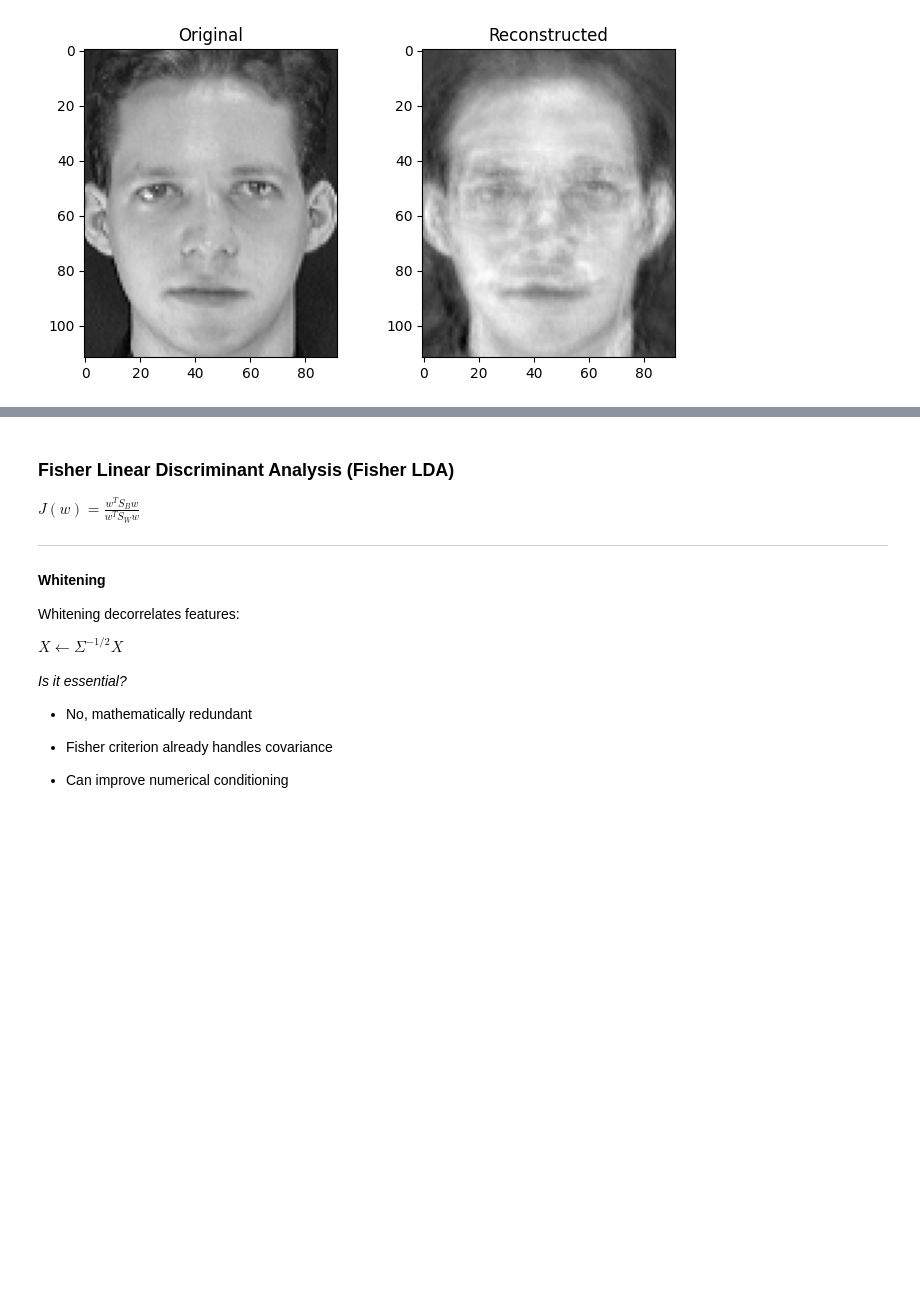
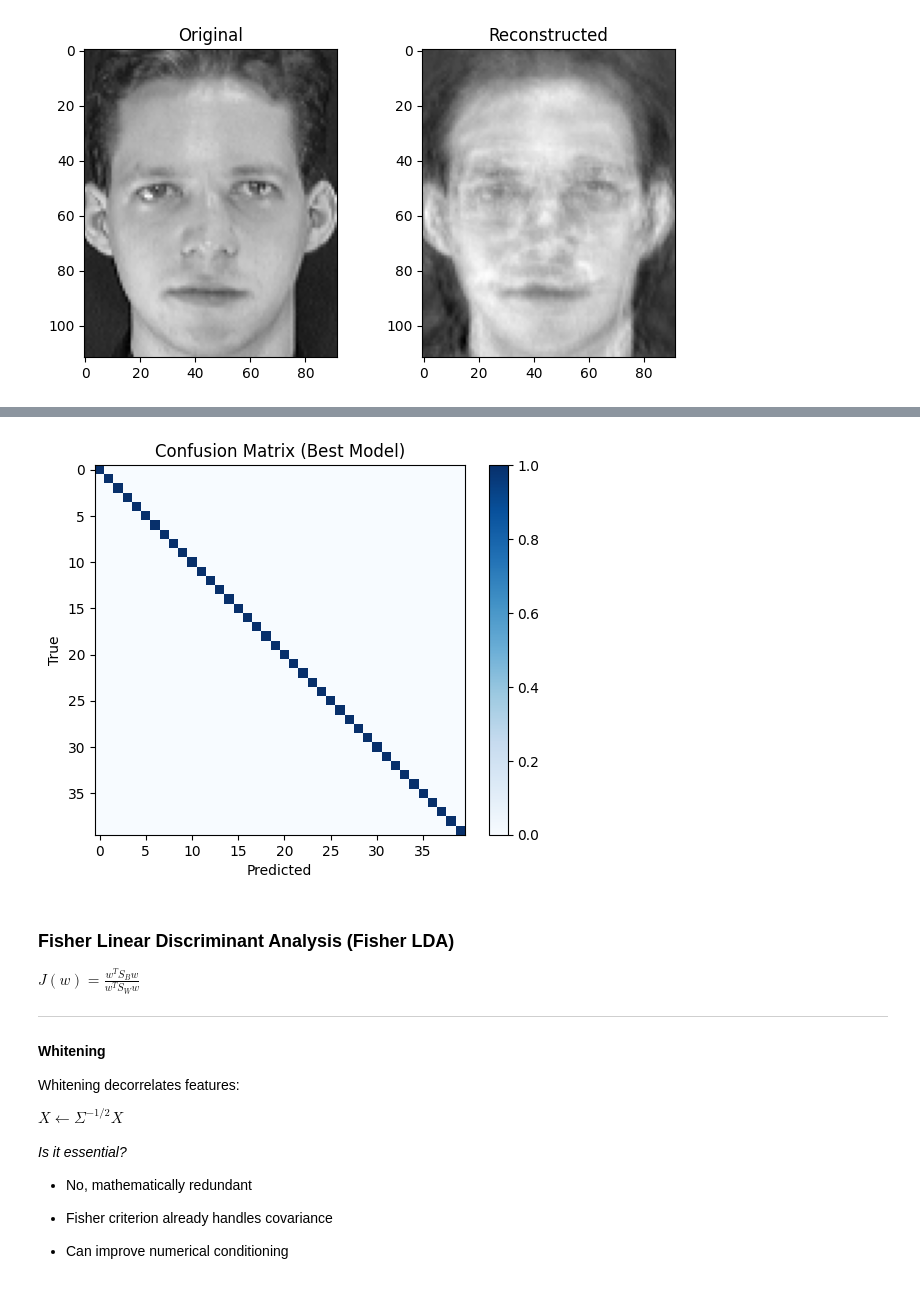
Before and after one commit to ParsaBordbar/SPR, a Jupyter notebook: Dimensionality_Reduction/dim_red.ipynb, the cells around one changed output, grey strips where cells are left out. Drawn from its saved outputs; the diff is of its cells as text; code cells hidden in the pictures; blank space fills up the shorter version.

```diff
--- a/Dimensionality_Reduction/dim_red.ipynb
+++ b/Dimensionality_Reduction/dim_red.ipynb
@@ -228,2 +258,19 @@ def leave_one_out(X, y):
 # %%
-# TODO Write this section Before submission
+X_train, y_train, X_test, y_test = leave_one_out(X, y)
+
+mean_face = X_train.mean(axis=0)
+
+Xtr_c = X_train - mean_face
+Xte_c = X_test - mean_face
+
+# PCA
+N = Xtr_c.shape[0]
+C_small = (Xtr_c @ Xtr_c.T) / N + 1
+eigvals, eigvecs = np.linalg.eigh(C_small)
+
+idx = np.argsort(eigvals)[::-1]
+eigvecs = eigvecs[:, idx]
+
+# Eigenfaces
+eigfaces = Xtr_c.T @ eigvecs
+eigfaces /= np.linalg.norm(eigfaces, axis=0)
@@ -230,3 +414,22 @@ def leave_one_out(X, y):
+# %%
+def confusion_matrix(y_true, y_pred):
+    classes = np.unique(y_true)
+    cm = np.zeros((len(classes), len(classes)), dtype=int)
+
+    for i, c1 in enumerate(classes):
+        for j, c2 in enumerate(classes):
+            cm[i, j] = np.sum((y_true == c1) & (y_pred == c2))
+    return cm
+
+cm = confusion_matrix(y_test, y_pred_lda)
+plt.imshow(cm, cmap="Blues")
+plt.colorbar()
+plt.title("Confusion Matrix (Best Model)")
+plt.xlabel("Predicted")
+plt.ylabel("True")
+plt.show()
+# %% [output]
+[figure, added]
 # %% [markdown]
 ### Fisher Linear Discriminant Analysis (Fisher LDA)
 
```
Also changed, not shown: parts of 58 cells of this notebook.
